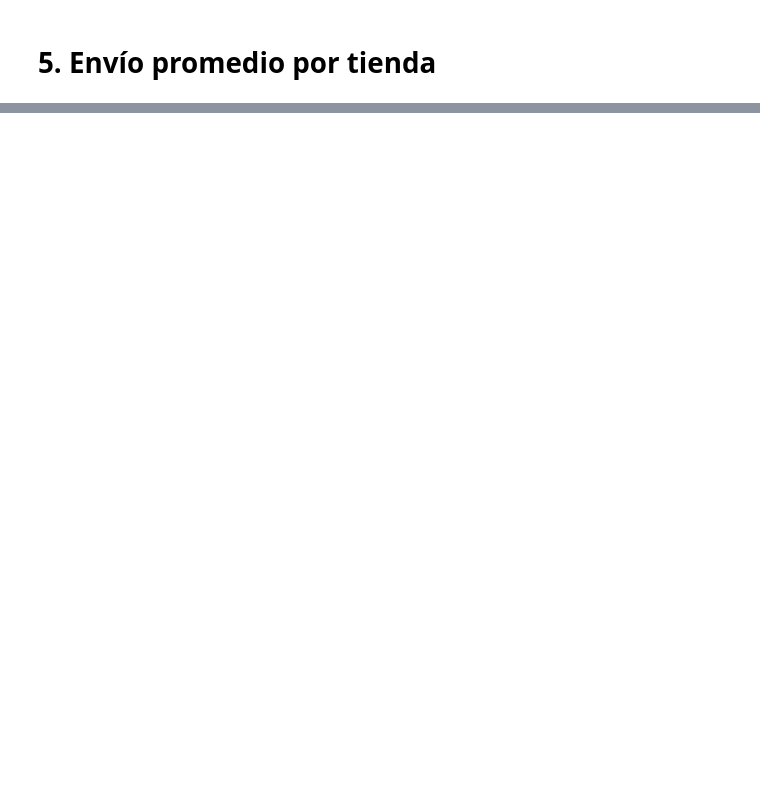
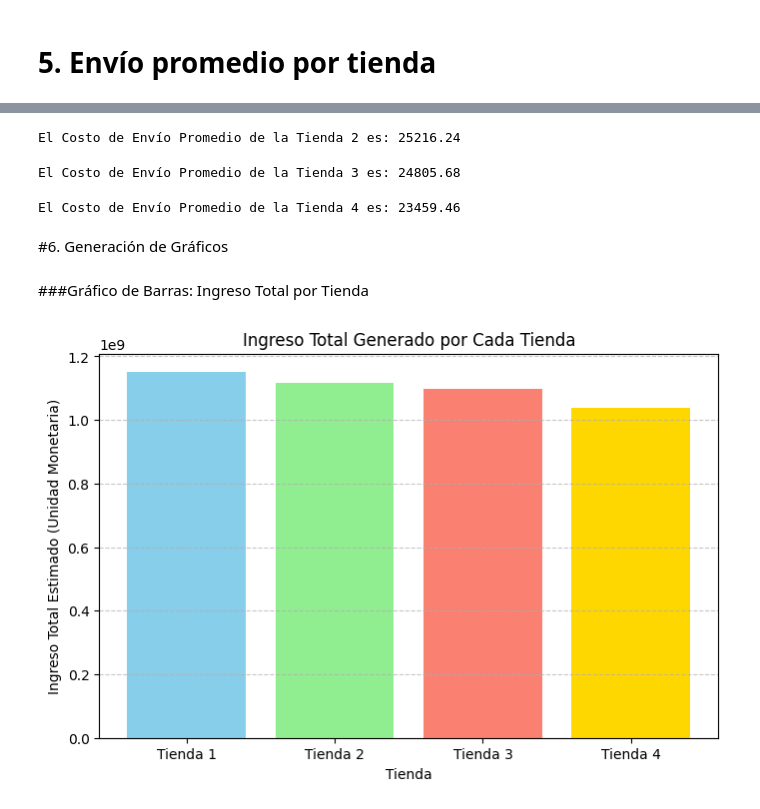
Before and after one commit to Roberick/Alura-Store_Latam-Challenge, a Jupyter notebook: AluraStoreLatam.ipynb, the cells around one changed output, grey strips where cells are left out. Drawn from its saved outputs; the diff is of its cells as text; code cells hidden in the pictures; blank space fills up the shorter version.

```diff
--- a/AluraStoreLatam.ipynb
+++ b/AluraStoreLatam.ipynb
@@ -185,0 +289,51 @@ La Calificación Promedio de la Tienda 4 es: 4.00
+# %%
+# Repetimos el proceso para el DataFrame de la tienda 2.
+envio_tienda2 = tienda2['Costo de envío'].mean()
+
+# Imprimimos el resultado.
+print(f"El Costo de Envío Promedio de la Tienda 2 es: {envio_tienda2:.2f}")
+# %% [output]
+El Costo de Envío Promedio de la Tienda 2 es: 25216.24
+# %%
+# Repetimos el proceso para el DataFrame de la tienda 3.
+envio_tienda3 = tienda3['Costo de envío'].mean()
+
+# Imprimimos el resultado.
+print(f"El Costo de Envío Promedio de la Tienda 3 es: {envio_tienda3:.2f}")
+# %% [output]
+El Costo de Envío Promedio de la Tienda 3 es: 24805.68
+# %%
+# Repetimos el proceso para el DataFrame de la tienda 4.
+envio_tienda4 = tienda4['Costo de envío'].mean()
+
+# Imprimimos el resultado.
+print(f"El Costo de Envío Promedio de la Tienda 4 es: {envio_tienda4:.2f}")
+# %% [output]
+El Costo de Envío Promedio de la Tienda 4 es: 23459.46
+# %% [markdown]
+#6. Generación de Gráficos
+# %% [markdown]
+###Gráfico de Barras: Ingreso Total por Tienda
+# %%
+import matplotlib.pyplot as plt
+import pandas as pd
+
+# 1. Recopilación de los datos de ingresos (Usando los resultados del paso 1)
+datos_ingresos = {
+    'Tienda': ['Tienda 1', 'Tienda 2', 'Tienda 3', 'Tienda 4'],
+    'Ingreso Total': [ingreso_tienda1, ingreso_tienda2, ingreso_tienda3, ingreso_tienda4]
+}
+df_ingresos = pd.DataFrame(datos_ingresos)
+
+# 2. Creación del gráfico
+plt.figure(figsize=(8, 5))
+plt.bar(df_ingresos['Tienda'], df_ingresos['Ingreso Total'], color=['skyblue', 'lightgreen', 'salmon', 'gold'])
+
+# 3. Etiquetas y título
+plt.title('Ingreso Total Generado por Cada Tienda')
+plt.xlabel('Tienda')
+plt.ylabel('Ingreso Total Estimado (Unidad Monetaria)')
+plt.grid(axis='y', linestyle='--', alpha=0.7)
+plt.show()
+# %% [output]
+[figure, added]
```
Also changed, not shown: parts of 13 cells of this notebook.
